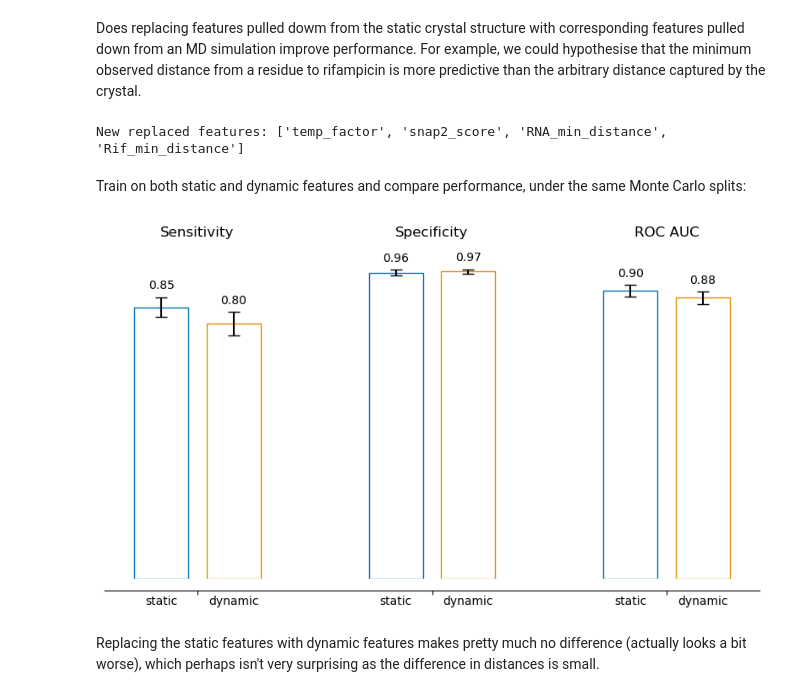
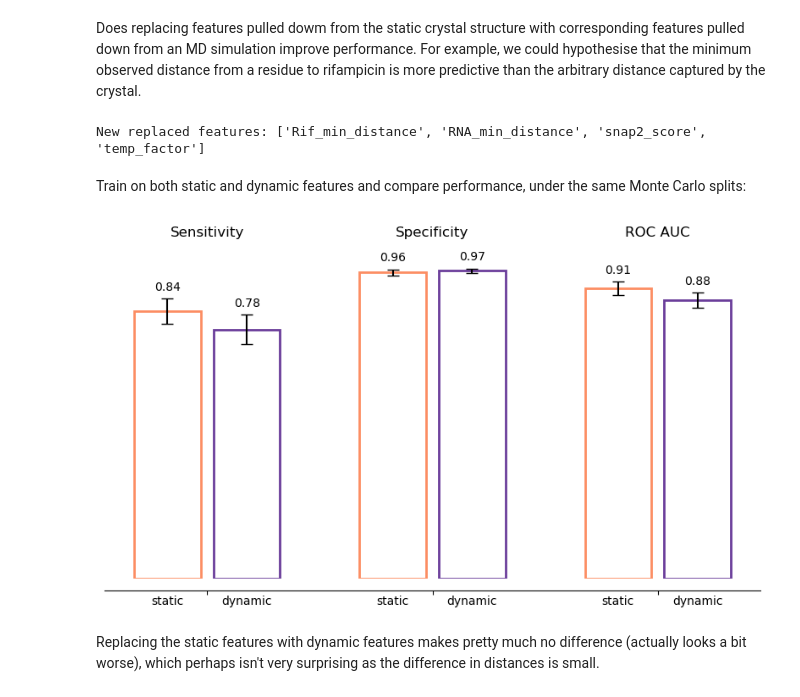
Before and after one commit to fowler-lab/predict-rifampicin-resistance, a Jupyter notebook: Results_2.ipynb, the cells around one changed output. Cells and saved outputs as stored; diff of their text form; code cells hidden in the pictures.

```diff
--- a/Results_2.ipynb
+++ b/Results_2.ipynb
@@ -176,9 +183,8 @@ sorted_features = sorted(zip(feature_list, roc_auc), key=lambda x: x[1], reverse
 
 sorted_feature_list, sorted_roc_auc = zip(*sorted_features)
 # %%
-random_seeds = random.sample(range(1000), 50)  # Generate 50 unique random seeds
 columns = list(sorted_feature_list) + ['phenotype']
-results = {len(columns) - i - 1: [] for i in range(len(sorted_feature_list))}
+be_results = {len(columns) - i - 1: [] for i in range(len(sorted_feature_list))}
 
 # Run the model for each feature removed and each seed
 for feat in sorted_feature_list:
@@ -196,7 +202,7 @@ for feat in sorted_feature_list:
         )
         output = model.returning_output(output_plots=False)
         temp_results.append(output)
-    results[len(columns)-1].extend(temp_results)
+    be_results[len(columns)-1].extend(temp_results)
     columns.remove(feat)
 # %% [output]
 STOP: TOTAL NO. of f AND g EVALUATIONS EXCEEDS LIMIT.
@@ -223,10 +229,7 @@ utils.plot_backwards_elim(results, figsize=(6, 4))
 # %% [markdown]
 There is no significant difference between models trained with varying numbers of features. However, as long as predictive power and generalizability are retained, simpler models are preferable. We could potentially use just a single feature, Rif distance, but to maintain some variation in feature space, we can keep the top 4 features based on their individual ROC AUC scores.
 # %%
-feature_list = list(sorted_feature_list[-6:])
-feature_list.remove('Mg_distance')
-feature_list.remove('antisense_P_distance')
-
+feature_list = ['Rif_distance', 'RNA_distance', 'snap2_score', 'temp_factor']
 features_and_label = feature_list + ['phenotype']
 
 print ("Features selected for:", feature_list)
@@ -237,9 +240,8 @@ Features selected for: ['temp_factor', 'snap2_score', 'RNA_distance', 'Rif_dista
 # %% [markdown]
 To test feature importance we have been training a logistric regression model, however other architecture may perform better:
 # %%
-random_seeds = random.sample(range(1000), 50)
 model_types = ['LR', 'DT', 'RF', 'GBDT']
-results = {model_type: [] for model_type in model_types}
+all_models_results = {model_type: [] for model_type in model_types}
 
 for model_type in model_types:
     for seed in random_seeds:
@@ -253,6 +255,6 @@ for model_type in model_types:
             output_plots=False,
         )
         output = model.returning_output(output_plots=False)
-        results[model_type].append(output)
+        all_models_results[model_type].append(output)
 # %%
 
@@ -545,13 +472,12 @@ for col in static_features.columns:
 
 print ('New replaced features:', list(dyn_data.columns))
 # %% [output]
-New replaced features: ['temp_factor', 'snap2_score', 'RNA_min_distance', 'Rif_min_distance']
+New replaced features: ['Rif_min_distance', 'RNA_min_distance', 'snap2_score', 'temp_factor']
 # %% [markdown]
 Train on both static and dynamic features and compare performance, under the same Monte Carlo splits:
 # %%
 dyn_data['phenotype'] = data['phenotype']
-random_seeds = random.sample(range(1000), 50)
-results = {'static': [], 'dynamic': []}
+dyn_static_results = {'static': [], 'dynamic': []}
 
 for seed in random_seeds:
     # Train on data[feature_list]
@@ -565,7 +491,7 @@ for seed in random_seeds:
         output_plots=False,
     )
     output_data = model_data.returning_output(output_plots=False)
-    results['static'].append(output_data)
+    dyn_static_results['static'].append(output_data)
 
     # Train on dyn_data
     model_dyn = Models(
@@ -578,11 +504,11 @@ for seed in random_seeds:
         output_plots=False,
     )
     output_dyn = model_dyn.returning_output(output_plots=False)
-    results['dynamic'].append(output_dyn)
+    dyn_static_results['dynamic'].append(output_dyn)
 # %%
-utils.plot_recall_specificity_with_ci(results, figsize=(10, 5))
+utils.plot_recall_specificity_with_ci(dyn_static_results, figsize=(10, 5), colors=['#fc8d62', '#6a3d9a'])
 # %% [output]
-[figure, old version]
+[figure, new version]
 # %% [markdown]
 Replacing the static features with dynamic features makes pretty much no difference (actually looks a bit worse), which perhaps isn't very surprising as the difference in distances is small.
 # %% [markdown]
```
Also changed, not shown: parts of 28 cells of this notebook, 8 other files.
